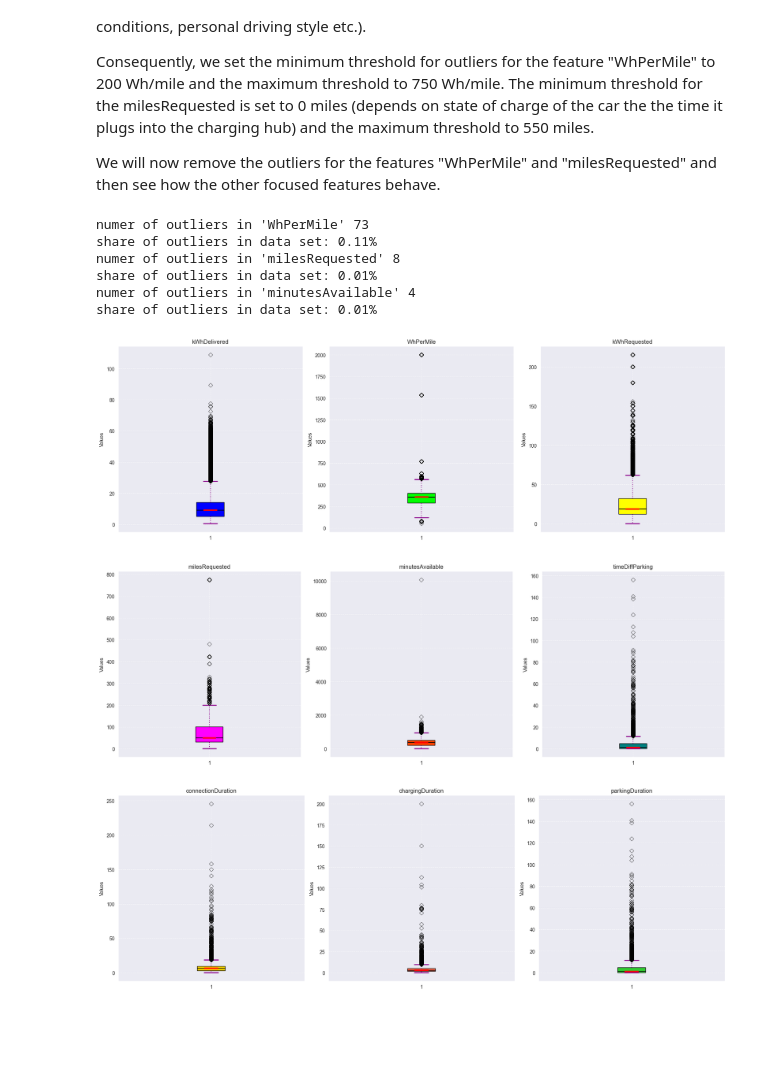
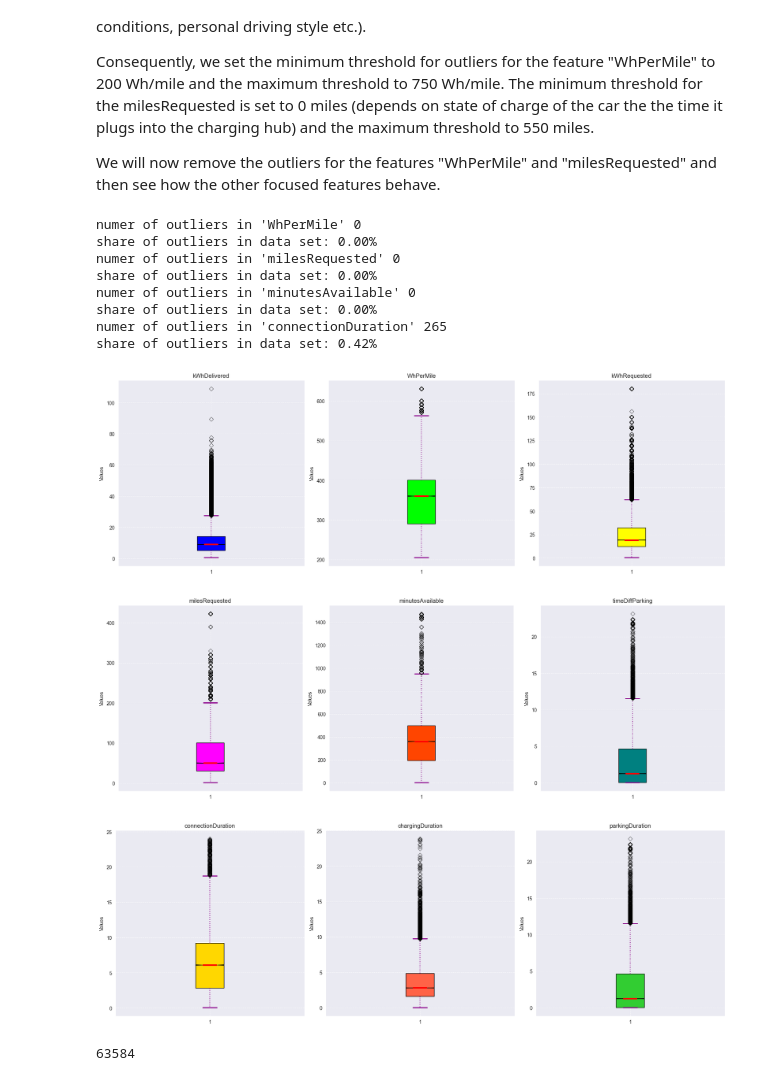
Before and after one commit to ge02/GinyuForce, a Jupyter notebook: 01_Data_Preparation.ipynb, the cells around one changed output. Cells and saved outputs as stored; diff of their text form; code cells hidden in the pictures; blank space fills up the shorter version.

Commit message:
finalized data preparation

```diff
--- a/01_Data_Preparation.ipynb
+++ b/01_Data_Preparation.ipynb
@@ -584,6 +584,9 @@ max_ts_milesRequested = 550
 
 min_ts_minutesAvailable = 0
 max_ts_minutesAvailable = 1500
+
+min_ts_connectionDuration = 0
+max_ts_connectionDuration = 24
 
 # count number of records that we would remove from dataset
 count_WhPerMile = (((charging_set['WhPerMile'] > max_ts_WhPerMile) | (charging_set['WhPerMile'] < min_ts_WhPerMile)) & (charging_set['WhPerMile'] >= 0)).sum()
@@ -599,19 +602,57 @@ print(f"share of outliers in data set: {count_milesRequested / len(charging_set)
 count_minutesAvailable = (((charging_set['minutesAvailable'] > max_ts_minutesAvailable) | (charging_set['minutesAvailable'] < min_ts_minutesAvailable)) & (charging_set['minutesAvailable'] >= 0)).sum()
 print("numer of outliers in 'minutesAvailable'", count_minutesAvailable)
 print(f"share of outliers in data set: {count_minutesAvailable / len(charging_set)*100:.2f}%")
+
+# connectionDuration
+count_connectionDuration = (((charging_set['connectionDuration'] > max_ts_connectionDuration) | (charging_set['connectionDuration'] < min_ts_connectionDuration)) & (charging_set['connectionDuration'] >= 0)).sum()
+print("numer of outliers in 'connectionDuration'", count_connectionDuration)
+print(f"share of outliers in data set: {count_connectionDuration / len(charging_set)*100:.2f}%")
 # %% [output]
-numer of outliers in 'WhPerMile' 73
-share of outliers in data set: 0.11%
-numer of outliers in 'milesRequested' 8
-share of outliers in data set: 0.01%
-numer of outliers in 'minutesAvailable' 4
-share of outliers in data set: 0.01%
+numer of outliers in 'WhPerMile' 0
+share of outliers in data set: 0.00%
+numer of outliers in 'milesRequested' 0
+share of outliers in data set: 0.00%
+numer of outliers in 'minutesAvailable' 0
+share of outliers in data set: 0.00%
+numer of outliers in 'connectionDuration' 265
+share of outliers in data set: 0.42%
 # %%
-# remove outliers
-charging_set = charging_set[(charging_set['WhPerMile'] < max_ts_WhPerMile) & (charging_set['WhPerMile'] > min_ts_WhPerMile)]
-charging_set = charging_set[(charging_set['milesRequested'] < max_ts_milesRequested) & (charging_set['milesRequested'] > min_ts_milesRequested)]
-charging_set = charging_set[(charging_set['minutesAvailable'] < max_ts_minutesAvailable) & (charging_set['minutesAvailable'] > min_ts_minutesAvailable)]
+# remove outliers, keep records with placeholders
+charging_set = charging_set[
+    ((charging_set['WhPerMile'] < max_ts_WhPerMile) &
+     (charging_set['WhPerMile'] > min_ts_WhPerMile)) |
+    (charging_set['WhPerMile'] == -1)
+    ]
+
+charging_set = charging_set[
+    ((charging_set['milesRequested'] < max_ts_milesRequested) &
+     (charging_set['milesRequested'] > min_ts_milesRequested)) |
+    (charging_set['milesRequested'] == -1)
+    ]
+
+charging_set = charging_set[
+    ((charging_set['minutesAvailable'] < max_ts_minutesAvailable) &
+     (charging_set['minutesAvailable'] > min_ts_minutesAvailable)) |
+    (charging_set['minutesAvailable'] == -1)
+    ]
+
+charging_set = charging_set[
+    ((charging_set['connectionDuration'] < max_ts_connectionDuration) &
+     (charging_set['connectionDuration'] > min_ts_connectionDuration))
+    ]
 # %%
+kWhDelivered_data = list(filter(lambda x: x != -1, charging_set["kWhDelivered"]))
+WhPerMile_data = list(filter(lambda x: x != -1, charging_set["WhPerMile"]))
+kWhRequested_data = list(filter(lambda x: x != -1, charging_set["kWhRequested"]))
+milesRequested_data = list(filter(lambda x: x != -1, charging_set["milesRequested"]))
+minutesAvailable_data = list(filter(lambda x: x != -1, charging_set["minutesAvailable"]))
+timeDiffParking_data = list(filter(lambda x: x != -1, charging_set["timeDiffParking"]))
+connectionDuration_data = list(filter(lambda x: x != -1, charging_set["connectionDuration"]))
+chargingDuration_data = list(filter(lambda x: x != -1, charging_set["chargingDuration"]))
+parkingDuration_data = list(filter(lambda x: x != -1, charging_set["parkingDuration"]))
+
+focused_features = [kWhDelivered_data, WhPerMile_data, kWhRequested_data, milesRequested_data, minutesAvailable_data, timeDiffParking_data, connectionDuration_data, chargingDuration_data, parkingDuration_data]
+
 # Create subplots with 3 boxplots displayed side by side
 for i in range(0, len(focused_features), 3):  # Process three datasets at a time
     fig, axes = plt.subplots(1, 3, figsize=(18, 6))  # Create 3 subplots in one row
@@ -623,34 +664,34 @@ for i in range(0, len(focused_features), 3):  # Process three datasets at a time
 
         # Customizing boxplot
         for patch in bp['boxes']:
             patch.set_facecolor(color)
 
         for whisker in bp['whiskers']:
             whisker.set(color='#8B008B', linewidth=1.5, linestyle=":")
 
         for cap in bp['caps']:
             cap.set(color='#8B008B', linewidth=2)
 
         for median in bp['medians']:
             median.set(color='red', linewidth=3)
 
         for flier in bp['fliers']:
             flier.set(marker='D', color='#e7298a', alpha=0.5)
 
         # Adding labels and title
         ax.set_title(f"{label}")
         ax.set_ylabel('Values')
         ax.grid(True, linestyle='--', alpha=0.7)
 
     # Hide the remaining subplots if there are less than 3 datasets left
     for j in range(len(focused_features[i:i+3]), 3):
         axes[j].axis('off')
 
     # Adjust layout and display
     plt.tight_layout()
     plt.show()
 # %% [output]
-[figure, old version]
+[figure, new version]
-[figure, old version]
+[figure, new version]
-[figure, old version]
+[figure, new version]
 # %%
@@ -657,0 +699,4 @@ charging_set.to_csv('data/cleaned_charging_set.csv', index=False)
+# %%
+len(charging_set)
+# %% [output]
+63584
```
Also changed, not shown: parts of 1 cell of this notebook, 1 other file.
